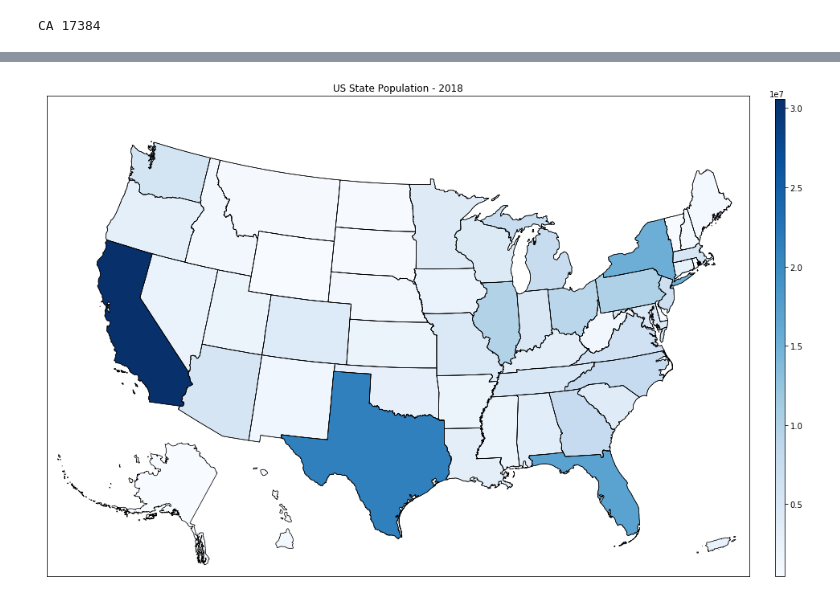
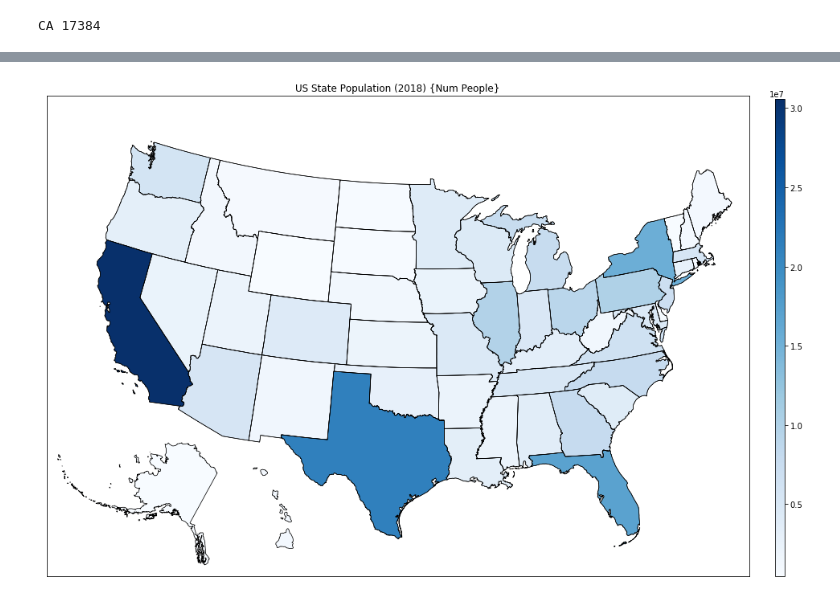
Before and after one commit to juszhan/LendingClub-Profitability, a Jupyter notebook: lending_club.ipynb, the cells around one changed output, grey strips where cells are left out. Saved outputs shown, nothing was run; the diff lists cells and outputs as text; code cells hidden in the pictures.

Commit message:
Added loan state population normalized

```diff
--- a/lending_club.ipynb
+++ b/lending_club.ipynb
@@ -90,10 +90,15 @@ CA 17384
 # https://www.census.gov/data/datasets/time-series/demo/popest/2010s-state-detail.html
 
 df_state = pd.read_csv("population/raw/scprc-est2018-18+pop-res.csv")
+
+# Remove first row containing summary
 df_state.drop(axis=0, index=0, inplace=True)
 
+# Remove last row containing Puerto Rico, LendingClub is not available in Puerto Rico
+df_state.drop(axis=0, index=len(df_state), inplace=True)
+
+pop_min = df_state["POPEST18PLUS2018"].min()
 pop_max = df_state["POPEST18PLUS2018"].max()
-pop_min = df_state["POPEST18PLUS2018"].min()
 
 df_state.tail()
 # %% [output]
@@ -125,35 +130,38 @@ m.readshapefile('map/st99_d00', name='states', drawbounds=True)
 ax = plt.gca()
 fig = plt.gcf()
 
 _NORMALIZE = Normalize(vmin=pop_min, vmax=pop_max)
 _COLORMAP = plt.cm.ScalarMappable(norm=_NORMALIZE, cmap=plt.cm.Blues)
 
-# Hawaii has 8 main islands but several tiny atolls that extend for many miles.
-# This is the area cutoff between the 8 main islands and the tiny atolls.
+# Hawaii has 8 main islands but several tiny atolls that extend for many miles
+# This is the area cutoff between the 8 main islands and the tiny atolls
 _ATOLL_CUTOFF = 0.005
 
 for state_info, seg in zip(m.states_info, m.states):
     state_name = state_info["NAME"]
 
     population = df_state.loc[df_state["NAME"].str.contains("^" + state_name, flags=re.IGNORECASE, regex=True), "POPEST18PLUS2018"]
     color = _COLORMAP.to_rgba(population).ravel()
 
-    # Offset Alaska and Hawaii to the lower-left corner.
+    # Offset Alaska and Hawaii to the lower-left corner
+    # Offset Puerto Rico to the bottom-right corner
     if re.match("^Alaska", state_name):
         # Alaska is too big. Scale it down to 35% first, then transate it.
         seg = list(starmap(lambda x,y: (0.35*x + 980000, 0.35*y - 1300000), seg))
     elif re.match("^Hawaii", state_name) and float(state_info["AREA"]) > _ATOLL_CUTOFF:
         seg = list(starmap(lambda x,y: (x + 5100000, y - 1400000), seg))
     elif re.match("^Puerto Rico", state_name):
         seg = list(starmap(lambda x,y: (x - 1050000, y + 352738), seg))
+        # Skipping, LendingClub is not available in Puerto Rico
+        continue
     poly = Polygon(seg, facecolor=color, edgecolor="k", linewidth=.75)
     ax.add_patch(poly)
 
-plt.title("US State Population - 2018")
+plt.title("US State Population (2018) {Num People}")
 
 # Colorbar
 cax = fig.add_axes([.92, 0.125, 0.01, .75])
 colorbar = ColorbarBase(cax, cmap=plt.cm.Blues, norm=_NORMALIZE)
 plt.show()
 # %% [output]
-[figure, old version]
+[figure, new version]
```
Also changed, not shown: parts of 8 cells of this notebook.
